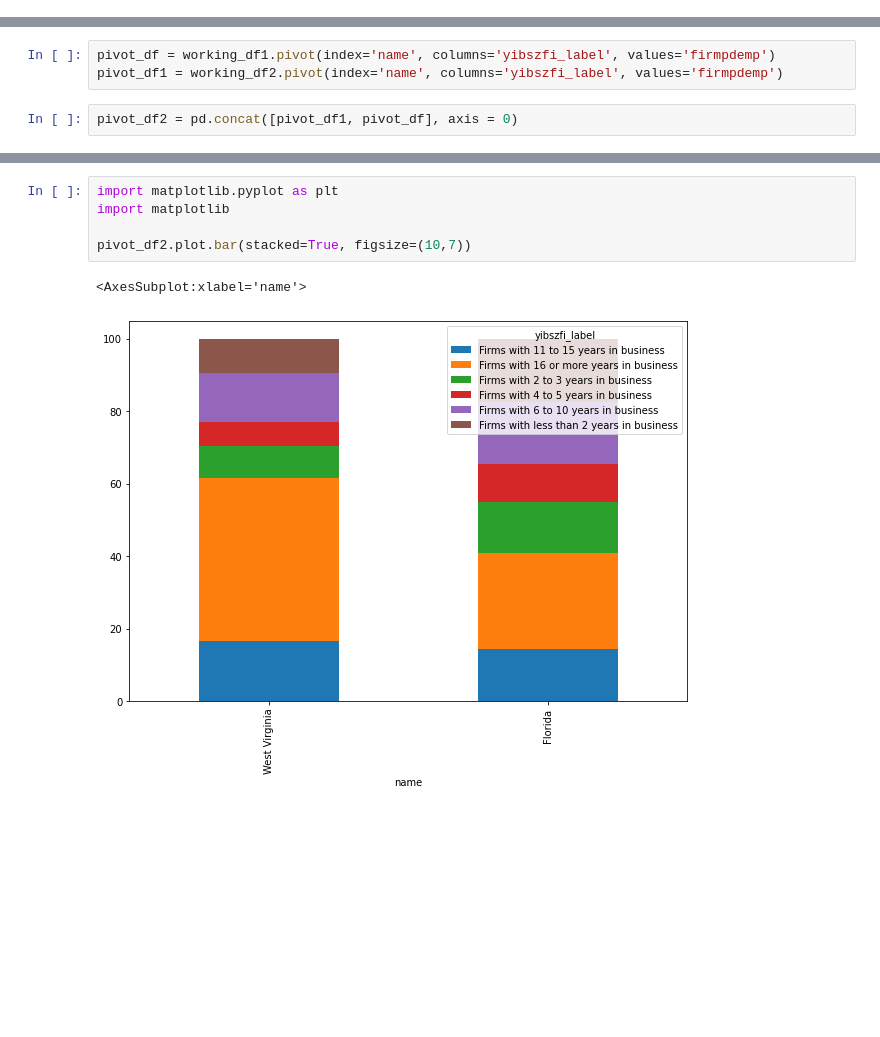
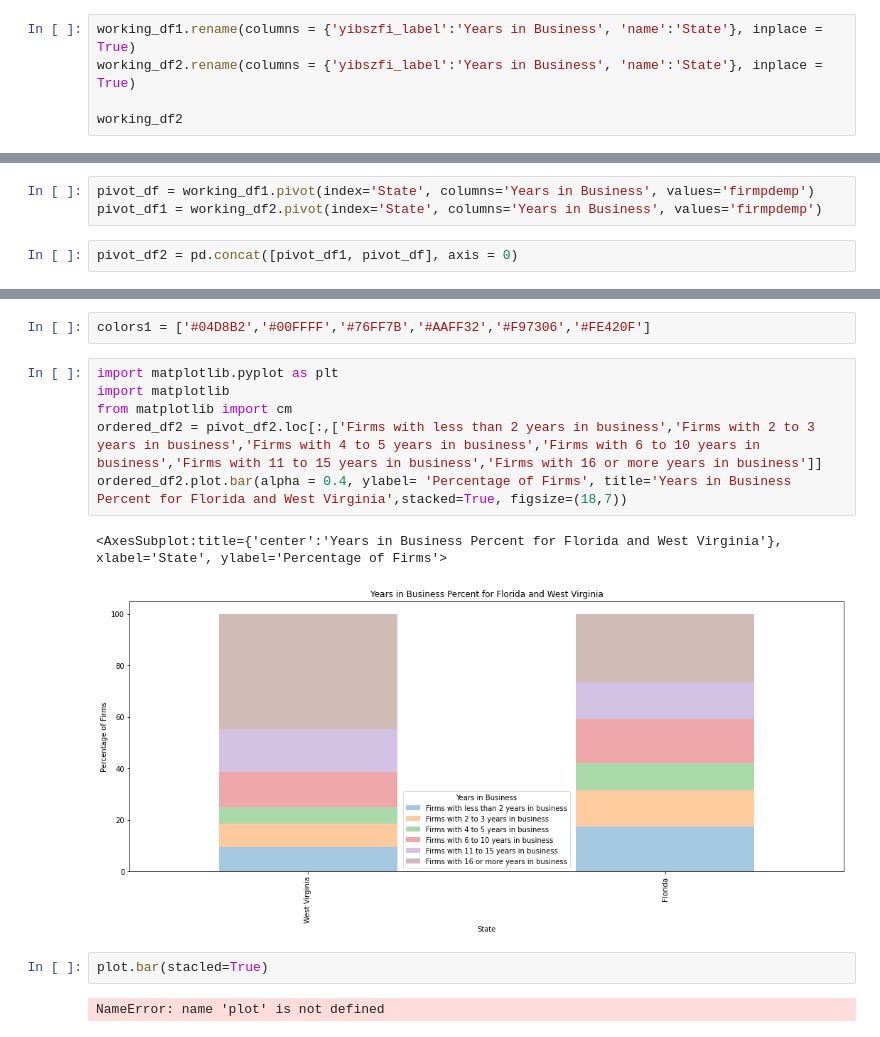
Before and after one commit to jedc4xer/abs_group_assessment, a Jupyter notebook: RyanVisuals.ipynb, the cells around one changed output, grey strips where cells are left out. Saved outputs shown, nothing was run; the diff lists cells and outputs as text; blank space fills up the shorter version.

```diff
--- a/RyanVisuals.ipynb
+++ b/RyanVisuals.ipynb
@@ -448,0 +439,5 @@ working_df2
+# %%
+working_df1.rename(columns = {'yibszfi_label':'Years in Business', 'name':'State'}, inplace = True)
+working_df2.rename(columns = {'yibszfi_label':'Years in Business', 'name':'State'}, inplace = True)
+
+working_df2
@@ -449,5 +452,5 @@ working_df2
 # %%
-pivot_df = working_df1.pivot(index='name', columns='yibszfi_label', values='firmpdemp')
-pivot_df1 = working_df2.pivot(index='name', columns='yibszfi_label', values='firmpdemp')
+pivot_df = working_df1.pivot(index='State', columns='Years in Business', values='firmpdemp')
+pivot_df1 = working_df2.pivot(index='State', columns='Years in Business', values='firmpdemp')
 # %%
 pivot_df2 = pd.concat([pivot_df1, pivot_df], axis = 0)
@@ -461,8 +457,15 @@ pivot_df2
-# %%
-import matplotlib.pyplot as plt
-import matplotlib
-
-pivot_df2.plot.bar(stacked=True, figsize=(10,7))
-# %% [output]
-<AxesSubplot:xlabel='name'>
-[figure, removed]
+# %%
+colors1 = ['#04D8B2','#00FFFF','#76FF7B','#AAFF32','#F97306','#FE420F']
+# %%
+import matplotlib.pyplot as plt
+import matplotlib
+from matplotlib import cm
+ordered_df2 = pivot_df2.loc[:,['Firms with less than 2 years in business','Firms with 2 to 3 years in business','Firms with 4 to 5 years in business','Firms with 6 to 10 years in business','Firms with 11 to 15 years in business','Firms with 16 or more years in business']]
+ordered_df2.plot.bar(alpha = 0.4, ylabel= 'Percentage of Firms', title='Years in Business Percent for Florida and West Virginia',stacked=True, figsize=(18,7))
+# %% [output]
+<AxesSubplot:title={'center':'Years in Business Percent for Florida and West Virginia'}, xlabel='State', ylabel='Percentage of Firms'>
+[figure, added]
+# %%
+plot.bar(stacled=True)
+# %% [output]
+NameError: name 'plot' is not defined
```
Also changed, not shown: parts of 3 cells of this notebook.
